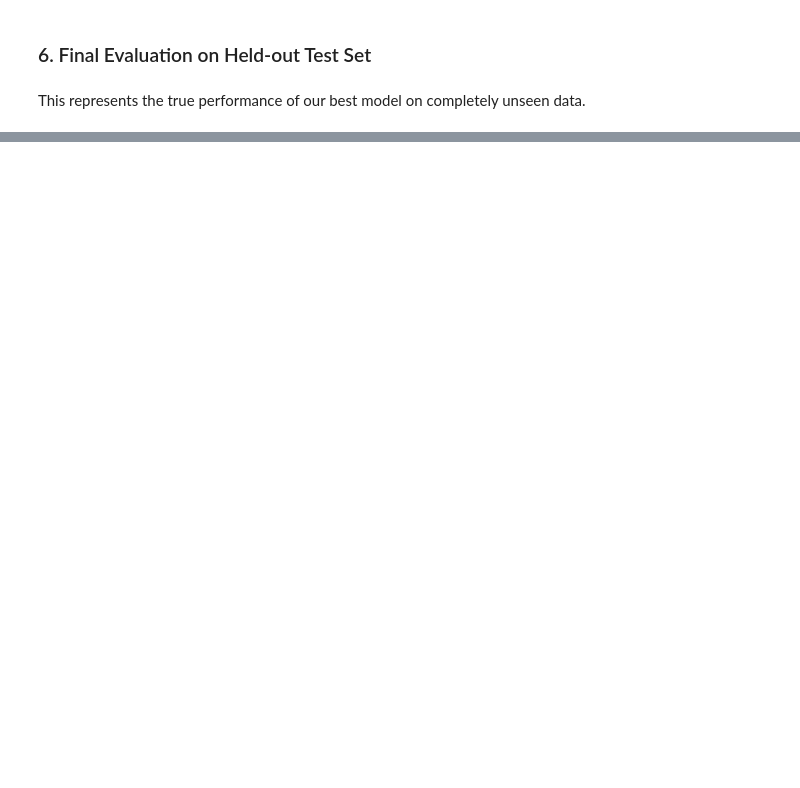
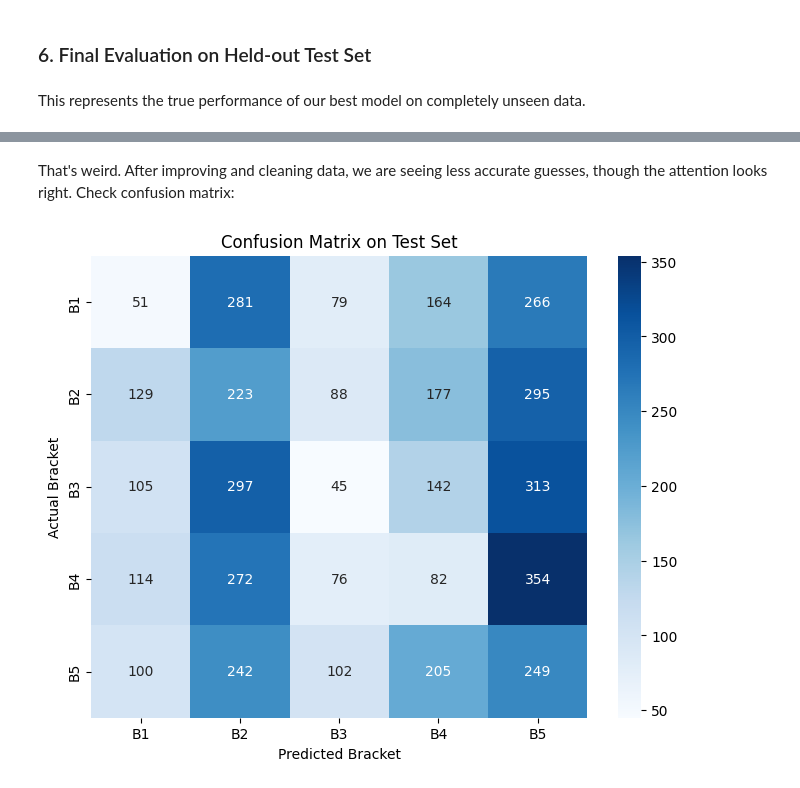
Before and after one commit to pengkev/mtg-deck-evaluator, a Jupyter notebook: models/item2vec-deepsets/deepset.ipynb, the cells around one changed output, grey strips where cells are left out. Saved outputs shown, nothing was run; the diff lists cells and outputs as text; code cells hidden in the pictures; blank space fills up the shorter version.

```diff
--- a/models/item2vec-deepsets/deepset.ipynb
+++ b/models/item2vec-deepsets/deepset.ipynb
@@ -868 +891,36 @@ FINAL TEST LOSS:     1.6139
 ==============================
+# %% [markdown]
+That's weird. After improving and cleaning data, we are seeing less accurate guesses, though the attention looks right. Check confusion matrix:
+# %%
+def plot_confusion_matrix(net, test_loader):
+    device = torch.device("cuda" if torch.cuda.is_available() else "cpu")
+    net.eval()
+
+    all_preds = []
+    all_labels = []
+
+    with torch.no_grad():
+        for inputs, labels in test_loader:
+            inputs = inputs.to(device)
+            outputs = net(inputs)
+            preds = torch.argmax(outputs, dim=1)
+
+            all_preds.extend(preds.cpu().numpy())
+            all_labels.extend(labels.cpu().numpy())
+
+    # Generate matrix
+    cm = confusion_matrix(all_labels, all_preds, labels=[0, 1, 2, 3, 4])
+
+    # Plot
+    plt.figure(figsize=(8, 6))
+    sns.heatmap(cm, annot=True, fmt='d', cmap='Blues',
+                xticklabels=['B1', 'B2', 'B3', 'B4', 'B5'],
+                yticklabels=['B1', 'B2', 'B3', 'B4', 'B5'])
+    plt.xlabel('Predicted Bracket')
+    plt.ylabel('Actual Bracket')
+    plt.title('Confusion Matrix on Test Set')
+    plt.show()
+# %%
+plot_confusion_matrix(m, test_loader)
+# %% [output]
+[figure, added]
```
Also changed, not shown: parts of 14 cells of this notebook, 29 other files.
